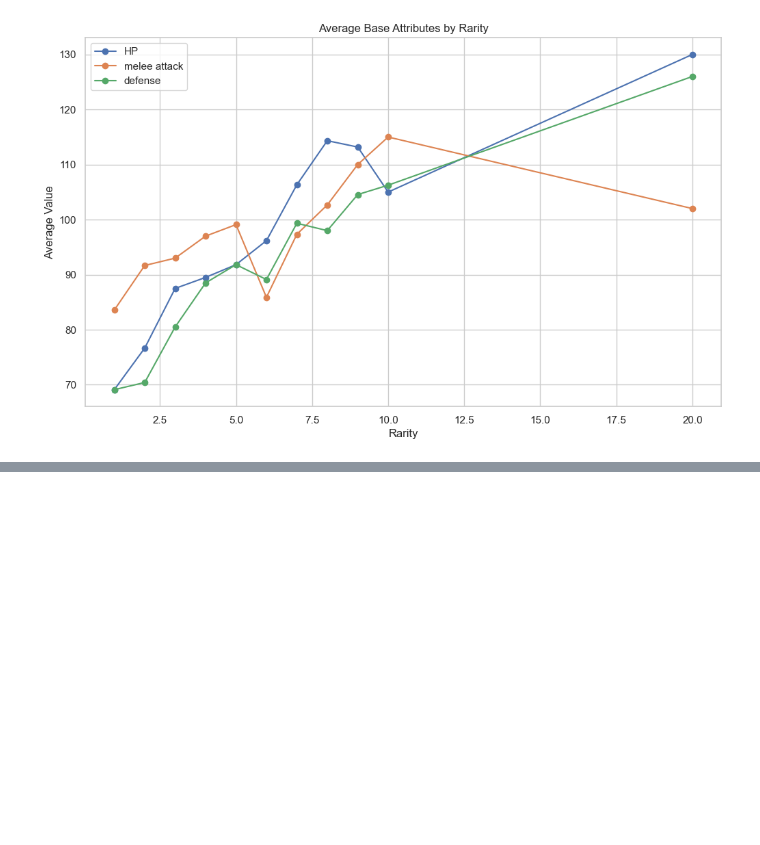
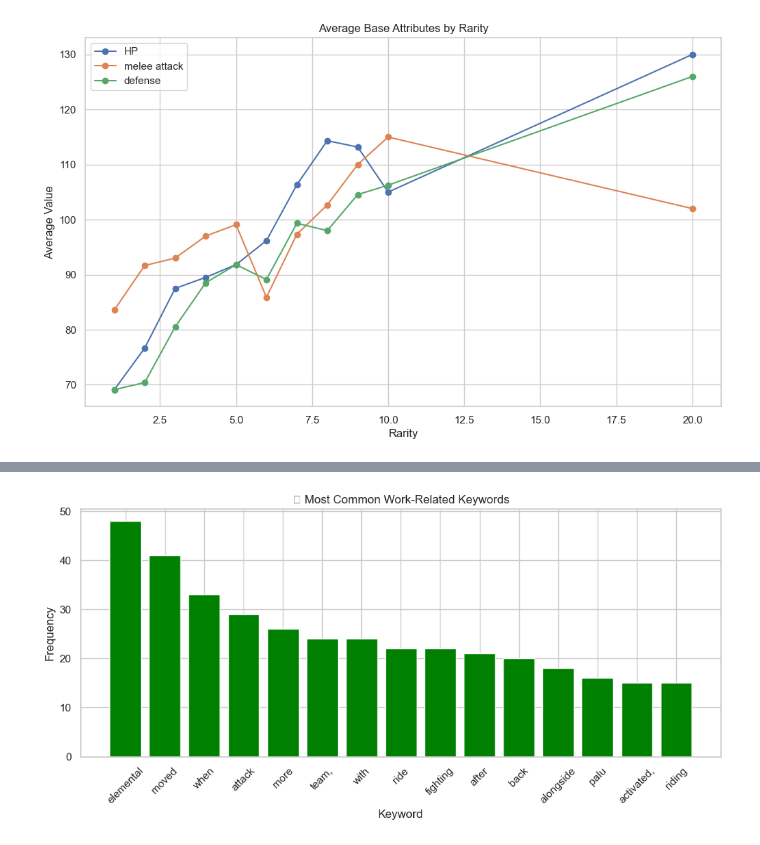
Before and after one commit to rooney-nofal/pals-analysis, a Jupyter notebook: pals-analysis/analysis.ipynb, the cells around one changed output, grey strips where cells are left out. Drawn from its saved outputs; the diff is of its cells as text; code cells hidden in the pictures; blank space fills up the shorter version.

```diff
--- a/pals-analysis/analysis.ipynb
+++ b/pals-analysis/analysis.ipynb
@@ -290,0 +419,18 @@ plt.show()
+# %%
+# Count frequent words in skill descriptions
+from collections import Counter
+
+# Combine all skill descriptions into one string
+all_skills = " ".join(df['Skill description'].dropna().astype(str))
+
+# Break into words
+words = all_skills.lower().split()
+
+# Count words
+word_counts = Counter(words)
+
+# Show most common ones
+common_words = word_counts.most_common(20)
+print("Most common words in skill descriptions:")
+for word, count in common_words:
+    print(f"{word}: {count}")
@@ -290,0 +455,25 @@ plt.show()
+# %%
+import matplotlib.pyplot as plt
+
+# Define boring common words to ignore
+stop_words = {'the', 'it', 'will', 'can', 'be', 'to', 'and', 'in', 'you', 'if', 'is', 'of', 'on', 'its', 'while', 'around', 'player\'s', 'back.', 'this', 'a'}
+
+# Filter the useful words
+filtered_words = [(word, count) for word, count in word_counts.items() if word not in stop_words and len(word) > 3]
+
+# Sort and keep top 15
+filtered_words = sorted(filtered_words, key=lambda x: x[1], reverse=True)[:15]
+
+# Plot
+words, counts = zip(*filtered_words)
+
+plt.figure(figsize=(10, 5))
+plt.bar(words, counts, color='green')
+plt.title("🔧 Most Common Work-Related Keywords")
+plt.xlabel("Keyword")
+plt.ylabel("Frequency")
+plt.xticks(rotation=45)
+plt.tight_layout()
+plt.show()
+# %% [output]
+[figure, added]
```
Also changed, not shown: parts of 19 cells of this notebook, 1 other file.
